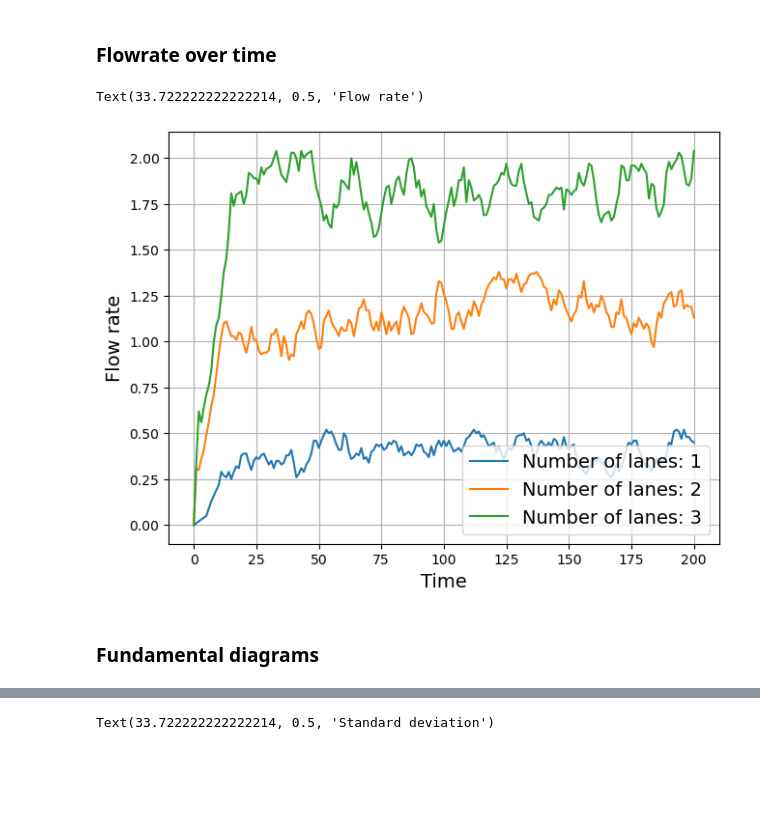
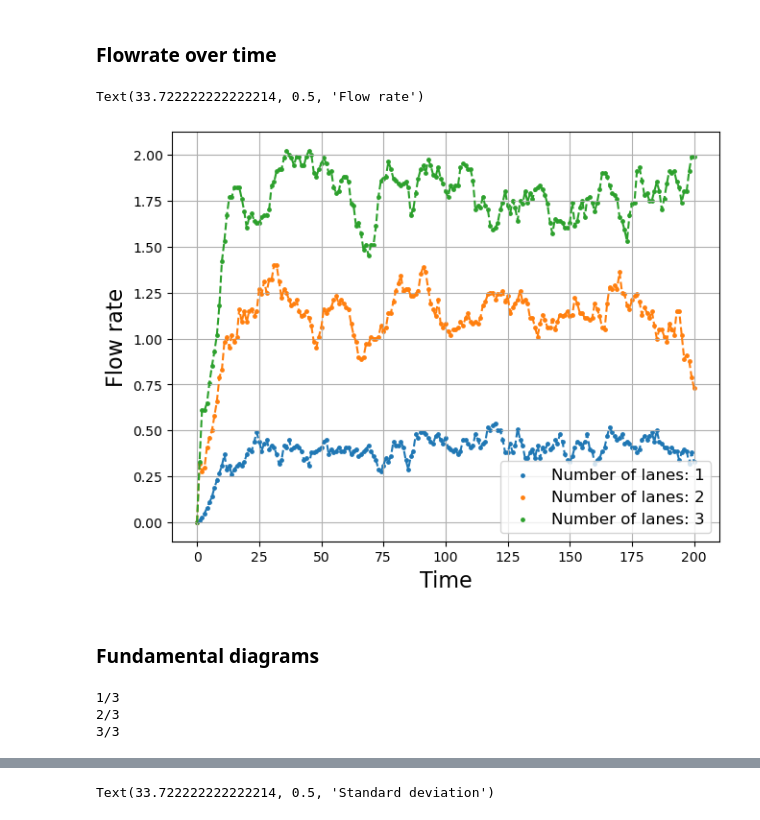
Before and after one commit to ermas3/Traffic-Modeling, a Jupyter notebook: Simulations.ipynb, the cells around one changed output, grey strips where cells are left out. Cells and saved outputs as stored; diff of their text form; code cells hidden in the pictures; blank space fills up the shorter version.

Commit message:
Change plot design

```diff
--- a/Simulations.ipynb
+++ b/Simulations.ipynb
@@ -9,39 +9,40 @@ plt.style.use('default')
 # %%
 # Simulation parameters
 numCars = 40
 roadLength = 100
 vmax = 10
 sigma = vmax/10
 lanes_values = [1, 2, 3]
 numsteps = 200
 p = 0.2
 right_overtaking = True
 
 # Run simulation
 #plt.figure(figsize=(6, 4))
 for lanes in lanes_values:
     cars = Cars(numCars=numCars, roadLength=roadLength, lanes=lanes, vmax=vmax, sigma=sigma)
     simulation = Simulation(cars)
     simulation.run(propagator=MyPropagator(p=p, right_overtaking=right_overtaking), numsteps=numsteps)
 
     data = simulation.obs
 
-    plt.plot(data.time, data.flowrate, label=f"Number of lanes: {lanes}")
+    plt.scatter(data.time, data.flowrate, label=f"Number of lanes: {lanes}", s=6)
+    plt.plot(data.time, data.flowrate, "--")
 
 
-plt.legend(fontsize=14)
+plt.legend(fontsize=12, loc="lower right")
 plt.tight_layout()
 plt.grid()
-plt.xlabel("Time", fontsize=14)
-plt.ylabel("Flow rate", fontsize=14)
+plt.xlabel("Time", fontsize=16)
+plt.ylabel("Flow rate", fontsize=16)
 # %% [output]
 Text(33.722222222222214, 0.5, 'Flow rate')
-[figure, old version]
+[figure, new version]
 # %% [markdown]
 ### Fundamental diagrams
 # %%
 # Set simulation parameters
-numCars_values = np.arange(1, 101, 1)
+numCars_values = np.arange(1, 101, 4)
 roadLength = 100
 car_density_values = numCars_values/roadLength
 vmax = 10
@@ -51,7 +52,6 @@ p = 0.2
 numsteps = 200
 
 # Run simulation
-#plt.figure(figsize=(6, 4))
 results = []
 for i, lanes in enumerate(lanes_values):
     print(f"{i+1}/{len(lanes_values)}")
@@ -68,6 +68,10 @@ for i, lanes in enumerate(lanes_values):
         flowrate_values.append(avg_flowrate)
     results.append(flowrate_values)
 time = data.time
+# %% [output]
+1/3
+2/3
+3/3
 # %%
 # Plot results
 for fr, lanes in zip(results, lanes_values):
```
Also changed, not shown: parts of 6 cells of this notebook, 6 other files.
